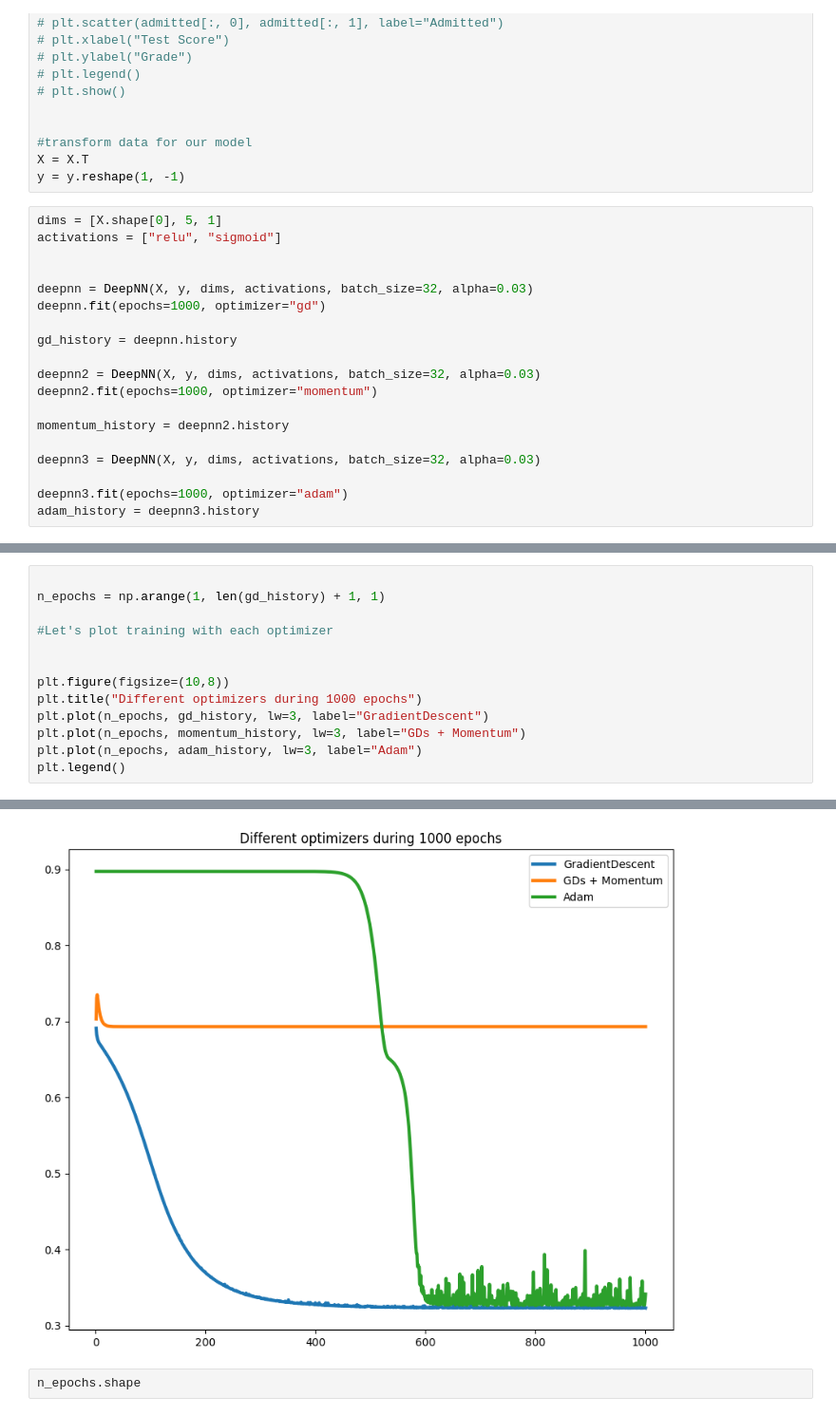
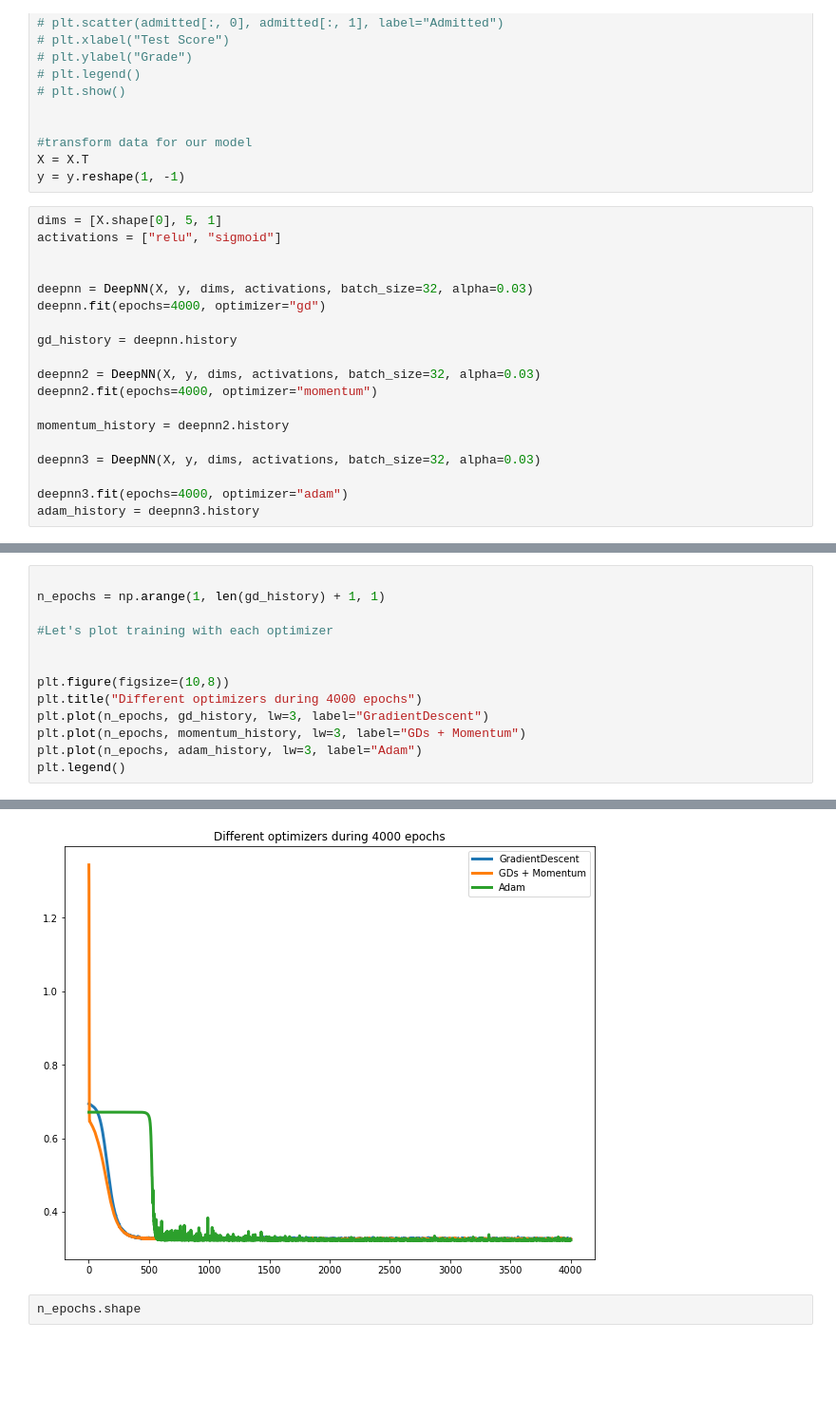
Before and after one commit to stanislavlia/DeepLearning.AI-specialization, a Jupyter notebook: DeepNN_2_0.ipynb, the cells around one changed output, grey strips where cells are left out. Shown: that part at 95% size. Drawn from its saved outputs; the diff is of its cells as text; blank space fills up the shorter version.

```diff
--- a/DeepNN_2_0.ipynb
+++ b/DeepNN_2_0.ipynb
@@ -408,18 +409,18 @@ activations = ["relu", "sigmoid"]
 
 
 deepnn = DeepNN(X, y, dims, activations, batch_size=32, alpha=0.03)
-deepnn.fit(epochs=1000, optimizer="gd")
+deepnn.fit(epochs=4000, optimizer="gd")
 
 gd_history = deepnn.history
 
 deepnn2 = DeepNN(X, y, dims, activations, batch_size=32, alpha=0.03)
-deepnn2.fit(epochs=1000, optimizer="momentum")
+deepnn2.fit(epochs=4000, optimizer="momentum")
 
 momentum_history = deepnn2.history
 
 deepnn3 = DeepNN(X, y, dims, activations, batch_size=32, alpha=0.03)
 
-deepnn3.fit(epochs=1000, optimizer="adam")
+deepnn3.fit(epochs=4000, optimizer="adam")
 adam_history = deepnn3.history
 # %% [output]
 EPOCH#  0
@@ -431,19 +432,19 @@ EPOCH#  1000
 # %%
 
 n_epochs = np.arange(1, len(gd_history) + 1, 1)
 
 #Let's plot training with each optimizer
 
 
 plt.figure(figsize=(10,8))
-plt.title("Different optimizers during 1000 epochs")
+plt.title("Different optimizers during 4000 epochs")
 plt.plot(n_epochs, gd_history, lw=3, label="GradientDescent")
 plt.plot(n_epochs, momentum_history, lw=3, label="GDs + Momentum")
 plt.plot(n_epochs, adam_history, lw=3, label="Adam")
 plt.legend()
 # %% [output]
 <matplotlib.legend.Legend at 0x...>
-[figure, old version]
+[figure, new version]
 # %%
 n_epochs.shape
 # %% [output]
```
Also changed, not shown: parts of 2 cells of this notebook, 1 other file.
